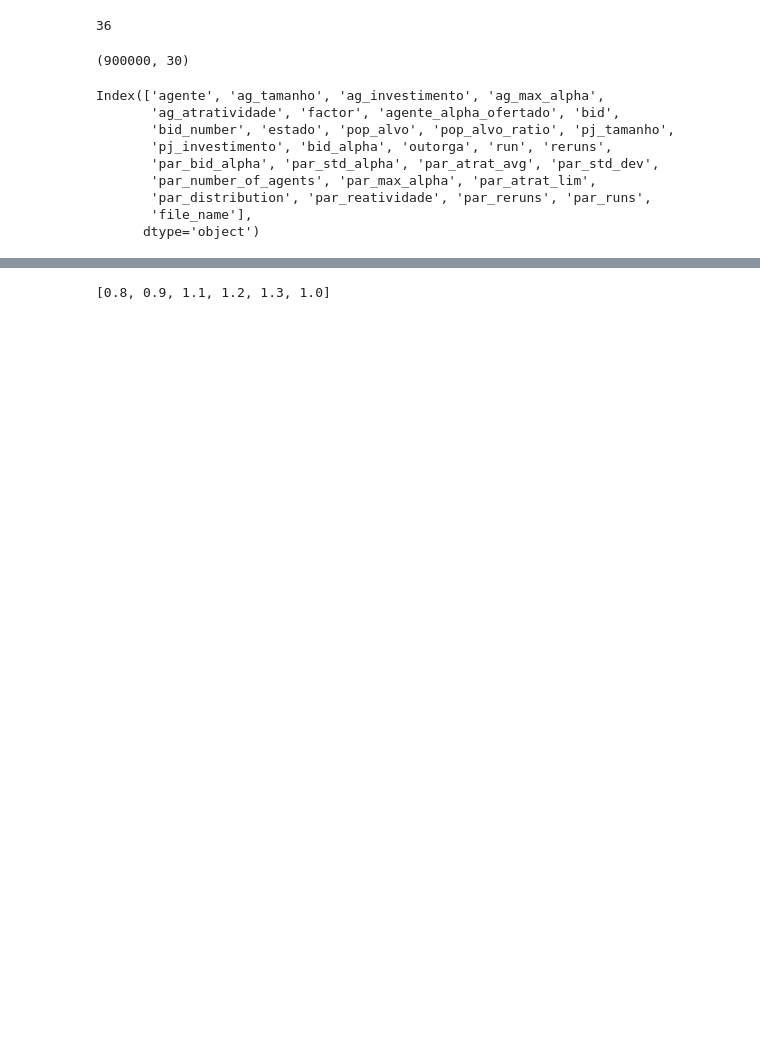
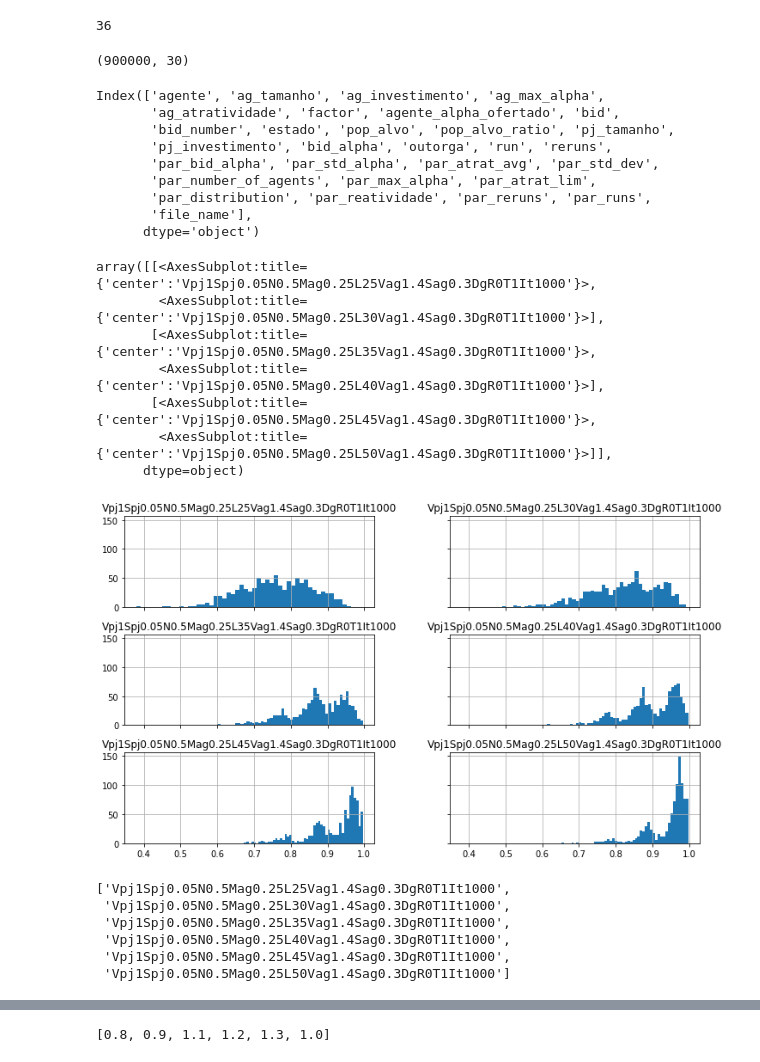
Before and after one commit to ftkdev/ABM_Sanitation_Brazil, a Jupyter notebook: Notebooks/Apj_N_220409_1856.ipynb, the cells around one changed output, grey strips where cells are left out. Drawn from its saved outputs; the diff is of its cells as text; code cells hidden in the pictures; blank space fills up the shorter version.

```diff
--- a/Notebooks/Apj_N_220409_1856.ipynb
+++ b/Notebooks/Apj_N_220409_1856.ipynb
@@ -30,3 +30,29 @@ Index(['agente', 'ag_tamanho', 'ag_investimento', 'ag_max_alpha',
        'par_distribution', 'par_reatividade', 'par_reruns', 'par_runs',
        'file_name'],
       dtype='object')
+# %%
+filt_chart = (
+    (df['par_bid_alpha'] == 1)
+    & (df['agente'] == 'nobid')
+)
+df_chart = df.loc[filt_chart, :]
+df_chart_pivot = 1 - df_chart.pivot_table(index='run', columns='file_name', values='pop_alvo_ratio', aggfunc=np.sum)
+df_chart_pivot.hist(figsize=(12,7), bins=50, sharex=True, sharey=True)
+# %% [output]
+array([[<AxesSubplot:title={'center':'Vpj1Spj0.05N0.5Mag0.25L25Vag1.4Sag0.3DgR0T1It1000'}>,
+        <AxesSubplot:title={'center':'Vpj1Spj0.05N0.5Mag0.25L30Vag1.4Sag0.3DgR0T1It1000'}>],
+       [<AxesSubplot:title={'center':'Vpj1Spj0.05N0.5Mag0.25L35Vag1.4Sag0.3DgR0T1It1000'}>,
+        <AxesSubplot:title={'center':'Vpj1Spj0.05N0.5Mag0.25L40Vag1.4Sag0.3DgR0T1It1000'}>],
+       [<AxesSubplot:title={'center':'Vpj1Spj0.05N0.5Mag0.25L45Vag1.4Sag0.3DgR0T1It1000'}>,
+        <AxesSubplot:title={'center':'Vpj1Spj0.05N0.5Mag0.25L50Vag1.4Sag0.3DgR0T1It1000'}>]],
+      dtype=object)
+[figure, added]
+# %%
+df_chart_pivot.columns.tolist()
+# %% [output]
+['Vpj1Spj0.05N0.5Mag0.25L25Vag1.4Sag0.3DgR0T1It1000',
+ 'Vpj1Spj0.05N0.5Mag0.25L30Vag1.4Sag0.3DgR0T1It1000',
+ 'Vpj1Spj0.05N0.5Mag0.25L35Vag1.4Sag0.3DgR0T1It1000',
+ 'Vpj1Spj0.05N0.5Mag0.25L40Vag1.4Sag0.3DgR0T1It1000',
+ 'Vpj1Spj0.05N0.5Mag0.25L45Vag1.4Sag0.3DgR0T1It1000',
+ 'Vpj1Spj0.05N0.5Mag0.25L50Vag1.4Sag0.3DgR0T1It1000']
```
Also changed, not shown: parts of 6 cells of this notebook.
